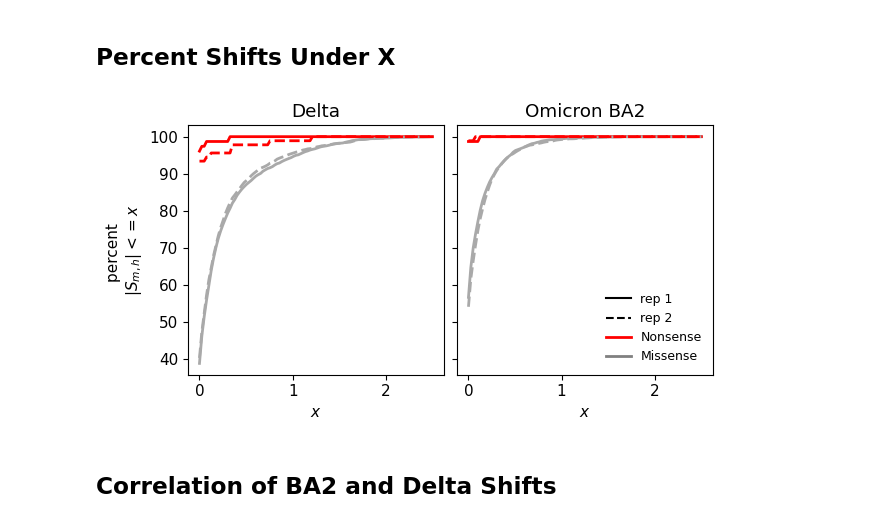
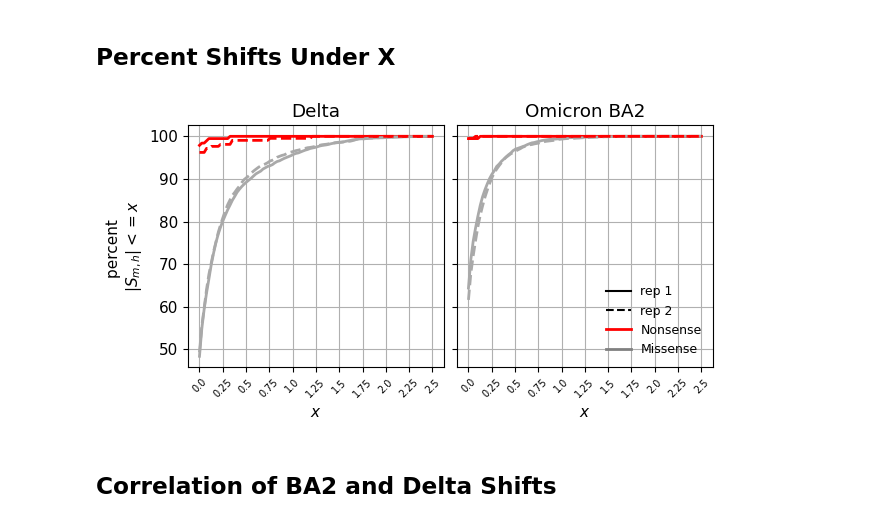
Before and after one commit to matsengrp/SARS-CoV-2_spike_multidms, a Jupyter notebook: notebooks/manuscript-figures.ipynb, the cells around one changed output. Saved outputs shown, nothing was run; the diff lists cells and outputs as text; code cells hidden in the pictures.

Commit message:
updated all figures

```diff
--- a/notebooks/manuscript-figures.ipynb
+++ b/notebooks/manuscript-figures.ipynb
@@ -182,6 +299,7 @@ for col, (condition, condition_df) in enumerate(collapsed_bc_df.groupby("conditi
         ax =iter_ax,
         alpha=0.3
     )
+    iter_ax.plot([-3.5, 2.5], [-3.5, 2.5], "k--", lw=2)
     corr = pearsonr(df["rep_1_func_score"], df["rep_2_func_score"])[0]
     iter_ax.annotate(
         f"$r = {corr:.2f}$",
@@ -262,7 +380,7 @@ plt.show()
 import jax
 from collections import defaultdict
 # %%
-times_seen_threshold = 3
+times_seen_threshold = 1
 model_name = "model_30000"
 # %%
 tall_mut_df = pd.DataFrame()
@@ -645,7 +802,7 @@ for replicate, data in replicate_data.items():
 
     iter_ax = ax[row, replicate]
     sns.scatterplot(
-        data=data["variants_df"].sample(frac=0.5),
+        data=data["variants_df"].sample(frac=0.1),
         x="predicted_latent",
         y=f"corrected_func_score",
         hue="condition",
@@ -682,7 +839,7 @@ for replicate, data in replicate_data.items():
 
     iter_ax = ax[row, replicate]
     sns.scatterplot(
-        data=data["variants_df"].sample(frac=0.5),
+        data=data["variants_df"].sample(frac=0.1),
         x="predicted_func_score",
         y=f"corrected_func_score",
         hue="condition",
@@ -710,20 +867,20 @@ for replicate, data in replicate_data.items():
     iter_ax.set_ylabel("Observed\nfunctional score")
     iter_ax.set_xlabel("Predicted functional score")
 
-    start_y = 0.95
+    start_y = 0.9
     for c, cdf in data["variants_df"].groupby("condition"):
         r = pearsonr(
-            data["variants_df"]["predicted_func_score"],
-            data["variants_df"]["corrected_func_score"]
+            cdf["predicted_func_score"],
+            cdf["corrected_func_score"]
         )[0]
         iter_ax.annotate(
             f"$r = {r:.2f}$",
             (0.01, start_y),
             xycoords="axes fraction",
             fontsize=12,
-            c=model.data.condition_colors[condition],
+            c=model.data.condition_colors[c],
         )
-        start_y += -0.05
+        start_y += -0.1
 
 
 elements = [
@@ -743,7 +900,26 @@ ax[0, 0].legend(
 
 plt.tight_layout()
 fig.subplots_adjust(wspace=0.05)
-fig.savefig(f"{OUTDIR}/{saveas}.pdf")
-fig.savefig(f"{OUTDIR}/{saveas}.png")
+
+ax[0,0].text(
+    -0.1, 1.00,
+    f"A",
+    ha="right", va="center",
+    size=15,
+    weight="bold",
+    transform=ax[0,0].transAxes
+)
+ax[1,0].text(
+    -0.1, 1.00,
+    f"B",
+    ha="right", va="center",
+    size=15,
+    weight="bold",
+    transform=ax[1,0].transAxes
+)
+
+
+fig.savefig(f"{OUTDIR}/{saveas}.pdf",bbox_inches='tight')
+fig.savefig(f"{OUTDIR}/{saveas}.png",bbox_inches='tight')
 plt.show()
 # %% [output]
@@ -785,35 +1242,38 @@ for (condition, replicate, sense), df in tall_mut_df_chosen.groupby(["condition"
         color = sense_colors[sense],
         linewidth = 2
     )
+    iter_ax.set_xticks(np.linspace(0,2.5,11),np.linspace(0,2.5,11), rotation=45, ha="center",size=7)
+
+    iter_ax.grid(visible=True)
 
 ax[condition_col["Delta"]].set_title("Delta")
 ax[condition_col["Omicron_BA2"]].set_title("Omicron BA2")
 
 ax[0].set_ylabel("percent \n$|S_{m,h}| <= x$")
 ax[0].set_xlabel("$x$")
 ax[1].set_xlabel("$x$")
 
 black_line = mlines.Line2D([], [], color='black', linestyle='-',
                           markersize=5, label='rep 1')
 black_dashed = mlines.Line2D([], [], color='black',linestyle='--',
                           markersize=5, label='rep 2')
 red_line = mlines.Line2D([], [], color='red', linewidth=2,linestyle='-',markersize=5, label='Nonsense')
 grey_line = mlines.Line2D([], [], color='grey',linewidth=2, linestyle='-',markersize=5, label='Missense')
 ax[1].legend(
     handles=[black_line, black_dashed, red_line, grey_line],
     bbox_to_anchor = (1, 0),
     loc='lower right',
     frameon=False,
     fontsize=9
 )
 
 plt.tight_layout()
 fig.subplots_adjust(wspace=0.05)
 fig.savefig(f"{OUTDIR}/{saveas}.pdf")
 fig.savefig(f"{OUTDIR}/{saveas}.png")
 plt.show()
 # %% [output]
-[figure, old version]
+[figure, new version]
 # %% [markdown]
 ## Correlation of BA2 and Delta Shifts
 # %%
```
Also changed, not shown: parts of 15 cells of this notebook, 18 other files.
